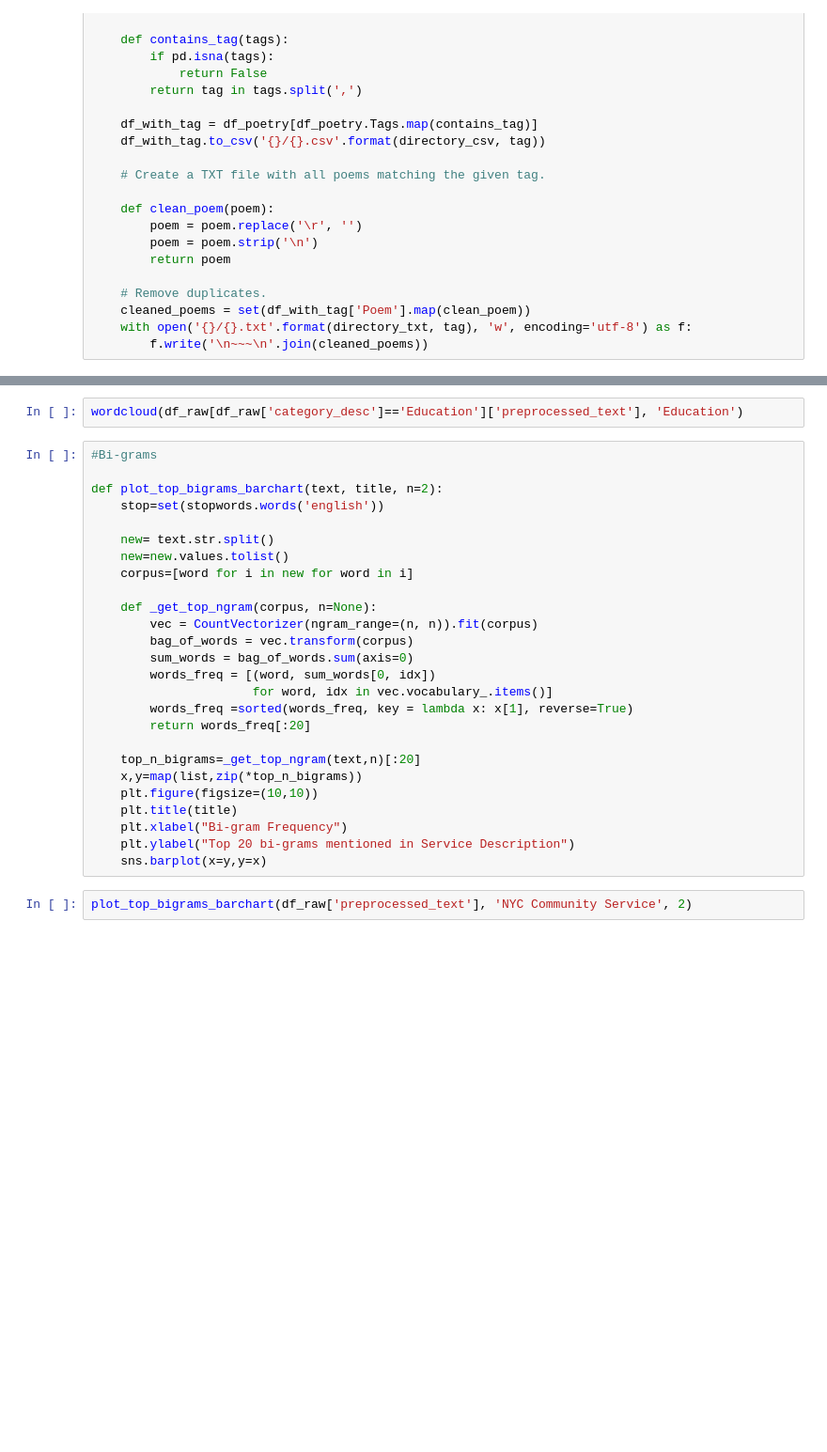
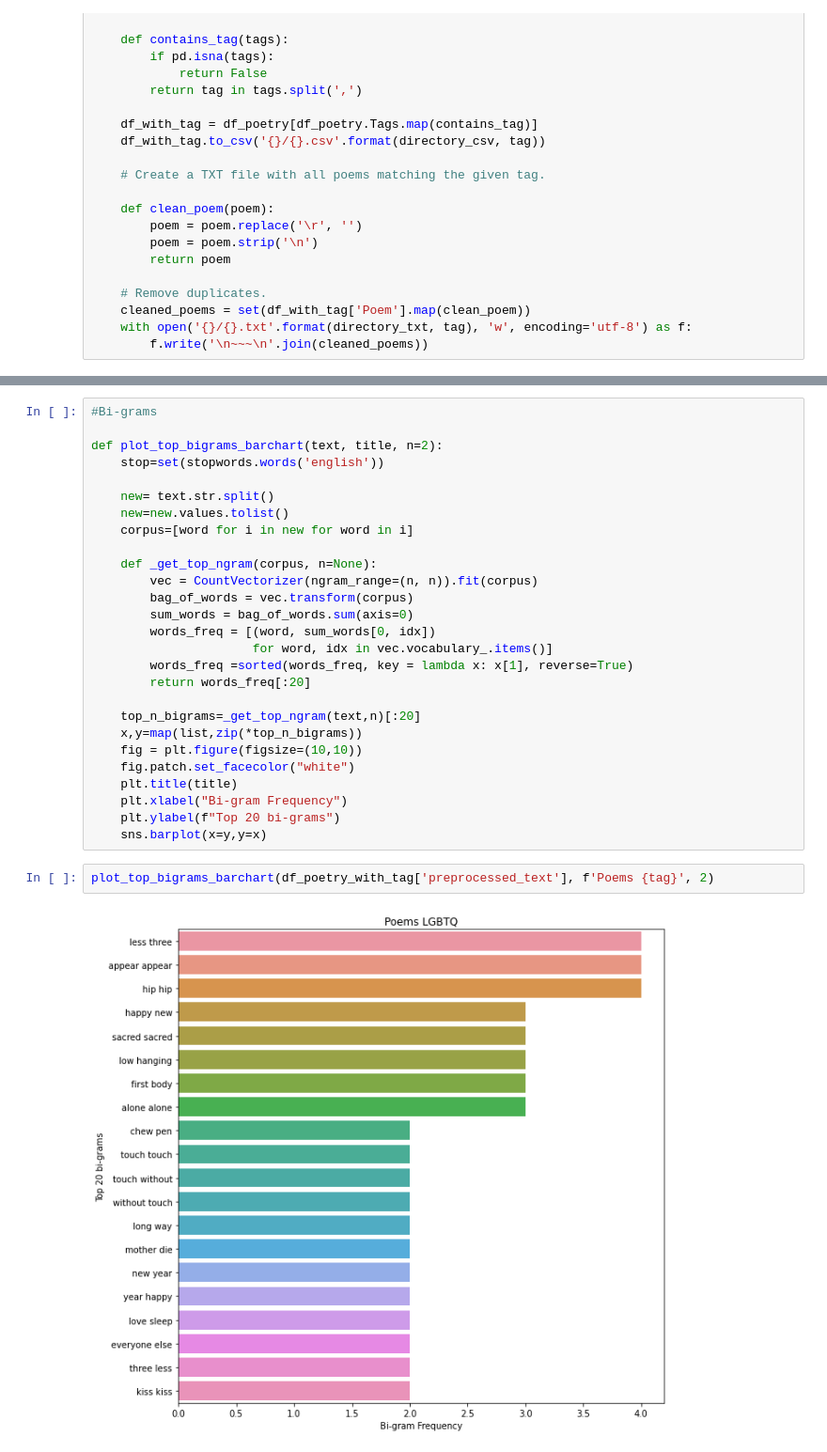
Before and after one commit to rogomes/AIWonderGirls-ATHENA-Art-Assistant, a Jupyter notebook: LSTMs/data/creating-dataset.ipynb, the cells around one changed output, grey strips where cells are left out. Shown at 94% size. Cells and saved outputs as stored; diff of their text form; blank space fills up the shorter version.

```diff
--- a/LSTMs/data/creating-dataset.ipynb
+++ b/LSTMs/data/creating-dataset.ipynb
@@ -425,5 +424,3 @@ wordcloud(df_raw['preprocessed_text'], 'Community Service NYC based on descripti
-# %%
-wordcloud(df_raw[df_raw['category_desc']=='Education']['preprocessed_text'], 'Education')
 # %%
 #Bi-grams
 
@@ -445,10 +442,13 @@ def plot_top_bigrams_barchart(text, title, n=2):
 
     top_n_bigrams=_get_top_ngram(text,n)[:20]
     x,y=map(list,zip(*top_n_bigrams))
-    plt.figure(figsize=(10,10))
+    fig = plt.figure(figsize=(10,10))
+    fig.patch.set_facecolor("white")
     plt.title(title)
     plt.xlabel("Bi-gram Frequency")
-    plt.ylabel("Top 20 bi-grams mentioned in Service Description")
+    plt.ylabel(f"Top 20 bi-grams")
     sns.barplot(x=y,y=x)
-# %%
-plot_top_bigrams_barchart(df_raw['preprocessed_text'], 'NYC Community Service', 2)
+# %%
+plot_top_bigrams_barchart(df_poetry_with_tag['preprocessed_text'], f'Poems {tag}', 2)
+# %% [output]
+[figure, added]
```
Also changed, not shown: parts of 9 cells of this notebook.
